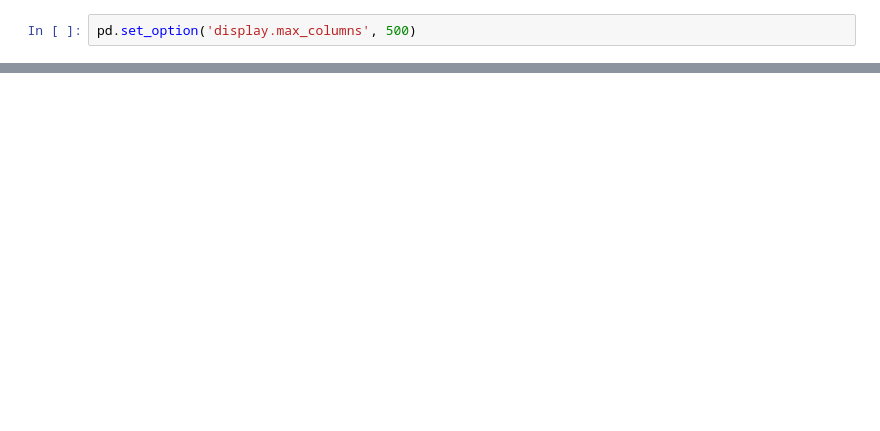
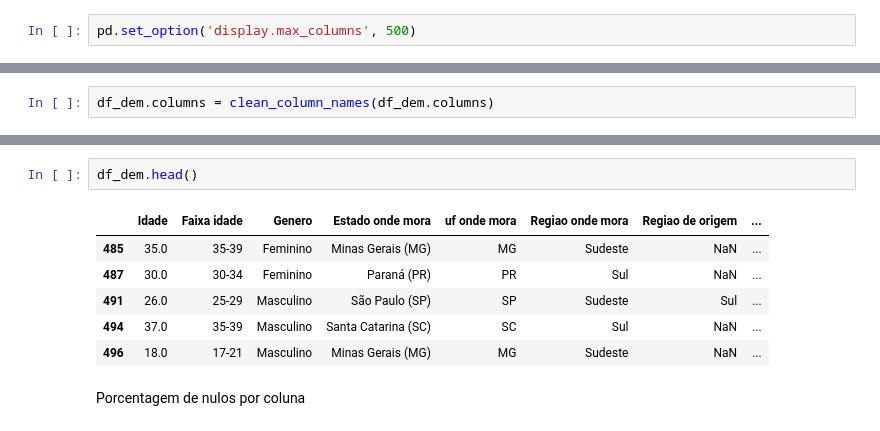
Before and after one commit to BrunoRammon/projeto_tecnicas_programacao_ii-, a Jupyter notebook: EDA.ipynb, the cells around one changed output, grey strips where cells are left out. Drawn from its saved outputs; the diff is of its cells as text; blank space fills up the shorter version.

```diff
--- a/EDA.ipynb
+++ b/EDA.ipynb
@@ -52,0 +154,2 @@ df_dem
+# %%
+df_dem.columns = clean_column_names(df_dem.columns)
@@ -52,0 +163,11 @@ df_dem
+# %%
+df_dem.head()
+# %% [output]
+|  | Idade | Faixa idade | Genero | Estado onde mora | uf onde mora | Regiao onde mora | Regiao de origem | ... |
+| 485 | 35.0 | 35-39 | Feminino | Minas Gerais (MG) | MG | Sudeste | NaN | ... |
+| 487 | 30.0 | 30-34 | Feminino | Paraná (PR) | PR | Sul | NaN | ... |
+| 491 | 26.0 | 25-29 | Masculino | São Paulo (SP) | SP | Sudeste | Sul | ... |
+| 494 | 37.0 | 35-39 | Masculino | Santa Catarina (SC) | SC | Sul | NaN | ... |
+| 496 | 18.0 | 17-21 | Masculino | Minas Gerais (MG) | MG | Sudeste | NaN | ... |
+# %% [markdown]
+Porcentagem de nulos por coluna
```
Also changed, not shown: parts of 34 cells of this notebook.
